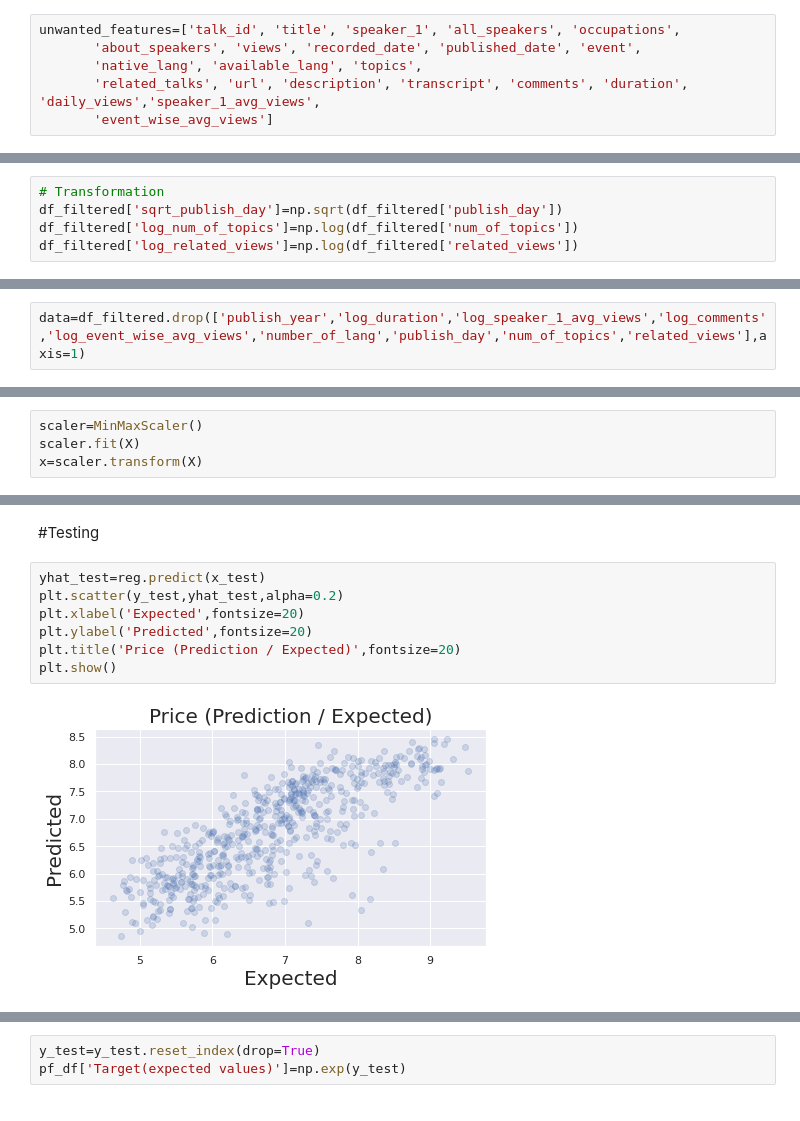
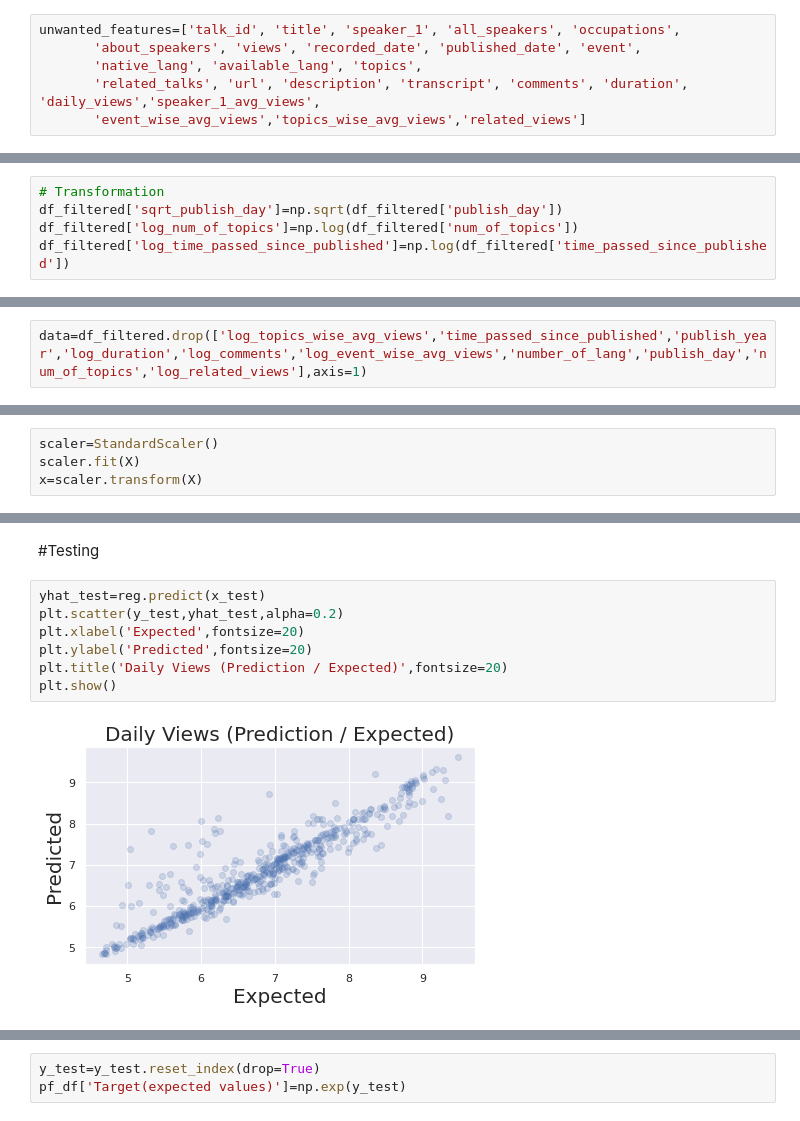
Before and after one commit to Rahul2661998/Capstone-Project-Ted-Talk-Views-Prediction-, a Jupyter notebook: Ted_Talk_Views_Predictions.ipynb, the cells around one changed output, grey strips where cells are left out. Cells and saved outputs as stored; diff of their text form.

```diff
--- a/Ted_Talk_Views_Predictions.ipynb
+++ b/Ted_Talk_Views_Predictions.ipynb
@@ -730,7 +801,7 @@ unwanted_features=['talk_id', 'title', 'speaker_1', 'all_speakers', 'occupations
        'about_speakers', 'views', 'recorded_date', 'published_date', 'event',
        'native_lang', 'available_lang', 'topics',
        'related_talks', 'url', 'description', 'transcript', 'comments', 'duration', 'daily_views','speaker_1_avg_views',
-       'event_wise_avg_views']
+       'event_wise_avg_views','topics_wise_avg_views','related_views']
 # %%
 df_filtered.drop(columns=unwanted_features,inplace=True)
 # %%
@@ -819,4 +889,4 @@ plt.show()
 # Transformation
 df_filtered['sqrt_publish_day']=np.sqrt(df_filtered['publish_day'])
 df_filtered['log_num_of_topics']=np.log(df_filtered['num_of_topics'])
-df_filtered['log_related_views']=np.log(df_filtered['related_views'])
+df_filtered['log_time_passed_since_published']=np.log(df_filtered['time_passed_since_published'])
@@ -832,6 +936,6 @@ Index(['time_passed_since_published', 'publish_month', 'publish_year',
       dtype='object')
 # %%
-data=df_filtered.drop(['publish_year','log_duration','log_speaker_1_avg_views','log_comments','log_event_wise_avg_views','number_of_lang','publish_day','num_of_topics','related_views'],axis=1)
+data=df_filtered.drop(['log_topics_wise_avg_views','time_passed_since_published','publish_year','log_duration','log_comments','log_event_wise_avg_views','number_of_lang','publish_day','num_of_topics','log_related_views'],axis=1)
 # %%
 data.columns
 # %% [output]
@@ -892,7 +1001,7 @@ X.head()
 # %% [markdown]
 Next we will standardize the features
 # %%
-scaler=MinMaxScaler()
+scaler=StandardScaler()
 scaler.fit(X)
 x=scaler.transform(X)
 # %% [markdown]
@@ -978,9 +1089,9 @@ summary
 # %%
 yhat_test=reg.predict(x_test)
 plt.scatter(y_test,yhat_test,alpha=0.2)
 plt.xlabel('Expected',fontsize=20)
 plt.ylabel('Predicted',fontsize=20)
-plt.title('Price (Prediction / Expected)',fontsize=20)
+plt.title('Daily Views (Prediction / Expected)',fontsize=20)
 plt.show()
 # %% [output]
-[figure, old version]
+[figure, new version]
```
Also changed, not shown: parts of 79 cells of this notebook.
